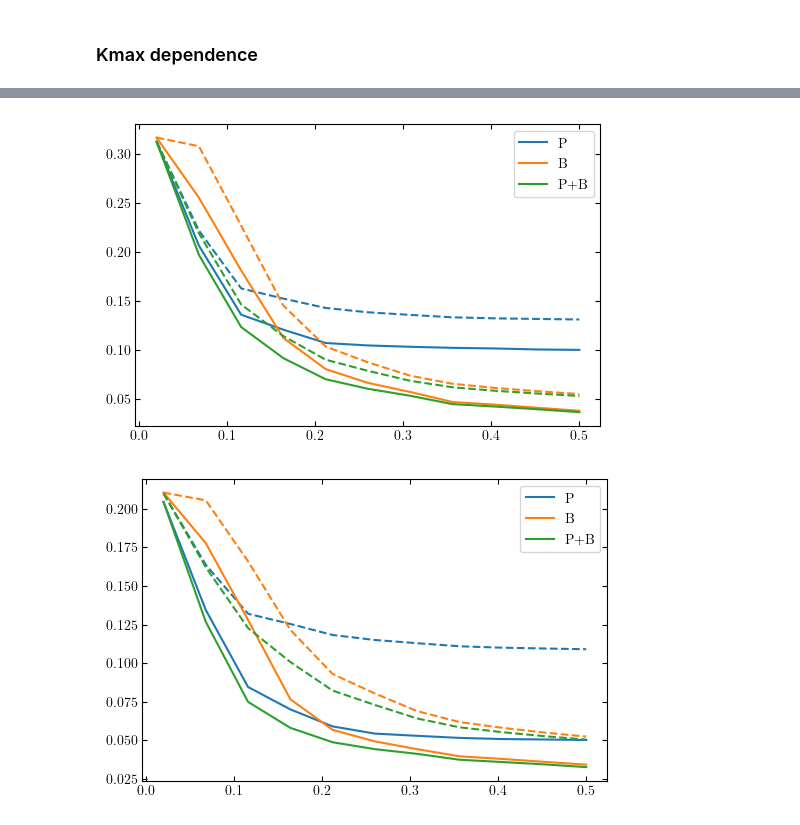
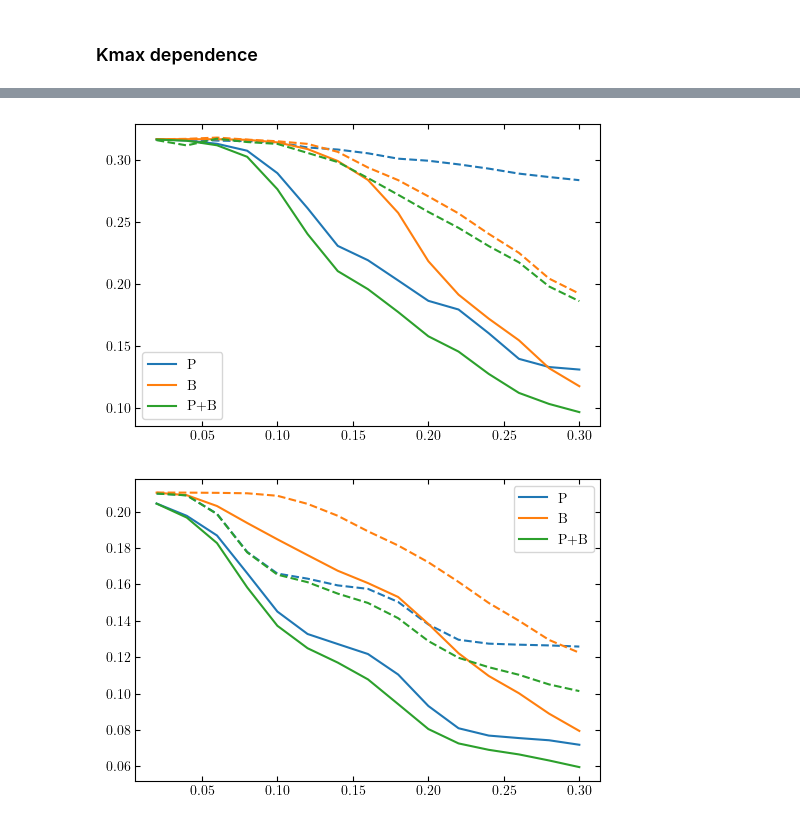
Before and after one commit to yanlongastro/galaxy_survey, a Jupyter notebook: galaxy_survey.ipynb, the cells around one changed output, grey strips where cells are left out. Drawn from its saved outputs; the diff is of its cells as text; code cells hidden in the pictures.

```diff
--- a/galaxy_survey.ipynb
+++ b/galaxy_survey.ipynb
@@ -1025,8 +1025,8 @@ for fs in [cmb_fisher.merge(fsb), cmb_fisher, cmb_fisher.merge(fsbw)]:
 # %% [markdown]
 ### Kmax dependence
 # %%
-surveys = [dfs.desi]
-ks = np.linspace(0.02, 0.5, num=11)
+surveys = [dfs.boss, dfs.desi, dfs.spherex, dfs.pfs, dfs.roman, dfs.euclid,]
+ks = np.linspace(0.02, 0.3, num=29)
 
 with h5py.File("survey_fisher_matrix_kmax.hdf5", "w") as f:
     for survey in surveys:
@@ -1048,7 +1048,7 @@ with h5py.File("survey_fisher_matrix_kmax.hdf5", "w") as f:
                 group_k = group_svy[key_k]
 
             for x, l in zip([True, False], ['w', '']):
-                fsp = svy.get_power_spectrum_fisher_matrix(wiggle_only=x, div_k = int((kmax-0.01)/0.005),
+                fsp = svy.get_power_spectrum_fisher_matrix(wiggle_only=x, div_k = int((kmax-0.01)/0.0025),
                             regions=[{'k_min': 0.01,'k_max': kmax,'mu_min': -1.0,'mu_max': 1.0}])
                 div = int(max(6, (kmax)/0.045))
                 print(div, end='')
@@ -1092,45 +1177,46 @@ desi
 import h5py
 cmb_fisher = fm.read_hdf5('planck_cmb_fisher_original.hdf5')
 reload(fm)
-ks = np.linspace(0.02, 0.5, num=11)
+ks = np.linspace(0.02, 0.3, num=15)
 
 polys_ex = ['a0', 'a1', 'a2', 'a3', 'a4', 'b2', 'b3', 'b4', 'b5']
+polys_ex_w = ['a5', 'b4', 'b5']
+
 polys_ex = ['poly_'+x for x in polys_ex]
-polys_ex_w = ['a5', 'b2', 'b3', 'b4', 'b5']
 polys_ex_w = ['poly_'+x for x in polys_ex_w]
 
-polys_ex = ['poly_', 'bias']
-polys_ex_w = ['poly_', 'bias']
+# polys_ex = ['poly_', 'bias']
+# polys_ex_w = ['poly_', 'bias']
 
 sns = []
 with h5py.File("survey_fisher_matrix_kmax.hdf5", "r") as f:
     for i in range(len(ks)):
         temp = []
         kmax = ks[i]
         key_k = str(i)
         fv = f['desi']
         fsb = fm.read_hdf5(fv[key_k]['B']).slice(polys_ex, fuzzy_filter=True, exclude=True)
         fsbw = fm.read_hdf5(fv[key_k]['Bw']).slice(polys_ex_w, fuzzy_filter=True, exclude=True)
         fsp = fm.read_hdf5(fv[key_k]['P']).slice(polys_ex, fuzzy_filter=True, exclude=True)
         fspw = fm.read_hdf5(fv[key_k]['Pw']).slice(polys_ex_w, fuzzy_filter=True, exclude=True)
         for fs in [fsp, fspw, fsb, fsbw, fsp.merge(fsb), fspw.merge(fsbw)]:
             sn = fs.slice(['alpha', 'beta',], exclude=True).merge(cmb_fisher).constraints()[1]['nnu']
             #print(fs.slice(['alpha', 'beta',], exclude=True).merge(cmb_fisher).keys)
             temp.append(sn)
         sns.append(temp)
 
 sns = np.array(sns)
 
 for j, l in zip(range(3), ['P', 'B', 'P+B']):
     k = 0+j*2
     pl = plt.plot(ks, sns[:,k], label=l)
     k = 1+j*2
     pl = plt.plot(ks, sns[:,k], ls='--', c=pl[0].get_color())
 
 plt.legend()
 plt.show()
 # %% [output]
-[figure, old version]
+[figure, new version]
 # %%
 sns = []
 with h5py.File("survey_fisher_matrix_kmax.hdf5", "r") as f:
@@ -1159,4 +1245,4 @@ for j, l in zip(range(3), ['P', 'B', 'P+B']):
 plt.legend()
 plt.show()
 # %% [output]
-[figure, old version]
+[figure, new version]
```
Also changed, not shown: parts of 1 cell of this notebook, 2 other files.
